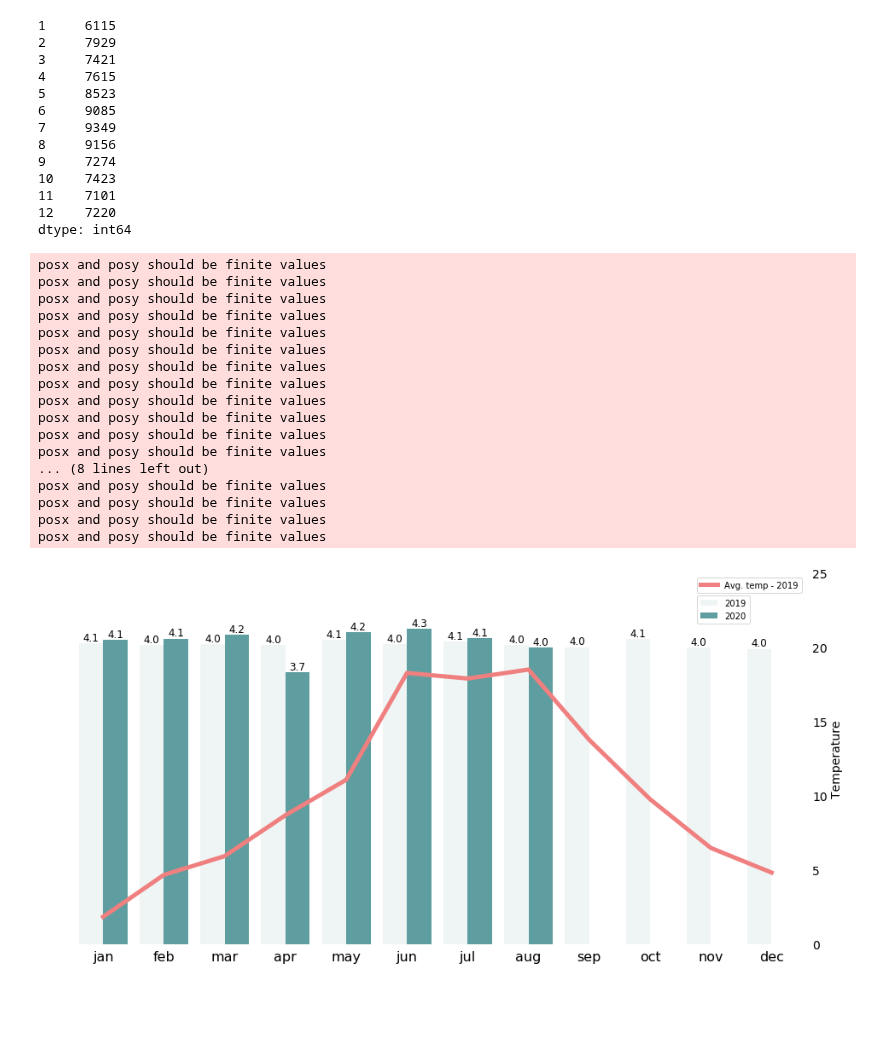
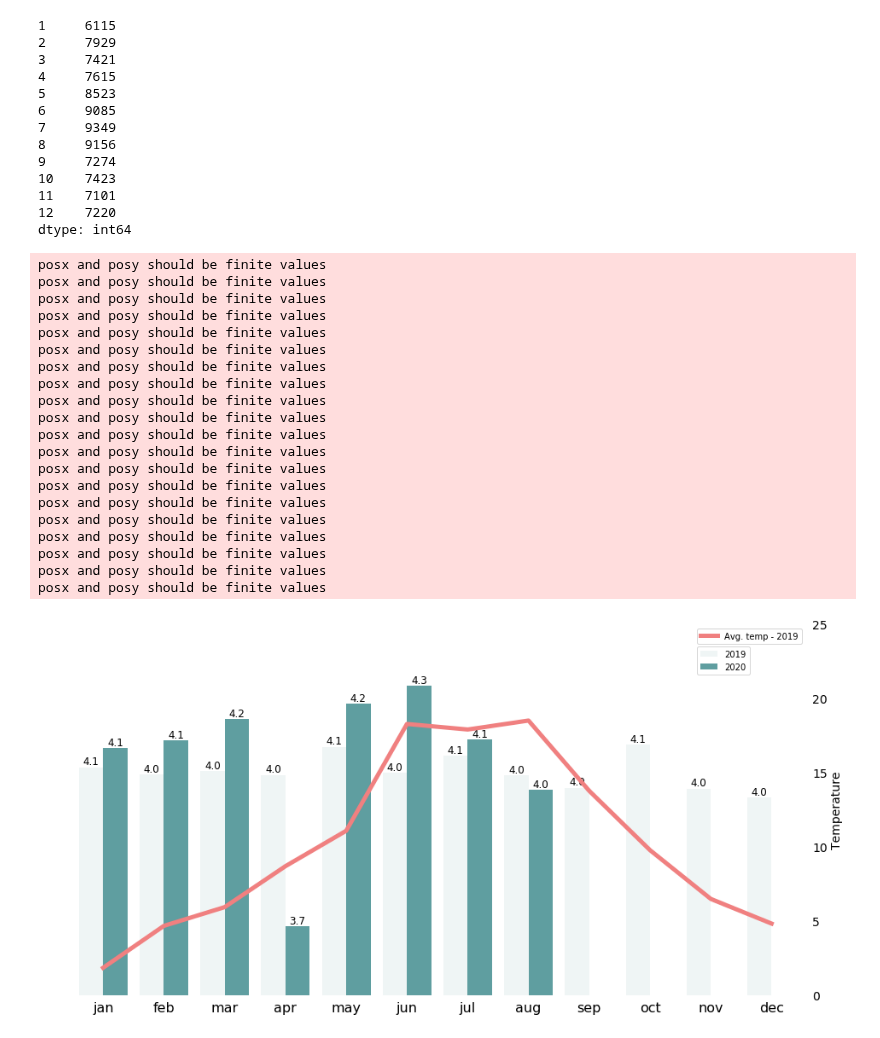
Before and after one commit to annarenneke/Group19, a Jupyter notebook: EXAM/Descriptive Stat.ipynb, the cells around one changed output. Saved outputs shown, nothing was run; the diff lists cells and outputs as text; code cells hidden in the pictures; blank space fills up the shorter version.

```diff
--- a/EXAM/Descriptive Stat.ipynb
+++ b/EXAM/Descriptive Stat.ipynb
@@ -179,7 +179,7 @@ ax.legend(bbox_to_anchor=(0.857, 0.94), loc=2, borderaxespad=0.) #Location of le
 ax.set_xticklabels(['jan' , 'feb' , 'mar' , 'apr' , 'may' , 'jun' , 'jul' , 'aug' , 'sep' , 'oct' , 'nov' , 'dec'] , fontsize = 16)
 ax.tick_params(axis = 'both' , which = 'both' , bottom = False , top = False) #Removes ticks
 ax.xaxis.set_label_text("") #Removes axis name
-ax.set_ylim(0, 5)
+ax.set_ylim(3.5, 4.4)
 
 ax.get_yaxis().set_visible(False)
 
@@ -191,33 +191,36 @@ for p in ax.patches:
 
 #Adding secondary axis
 ax2 = ax.twinx()
 ax2 = sns.lineplot(x = 'month' , y = 'value' , data = df_temp , color = 'lightcoral' , linewidth = 5, ax = ax2 , ci = None , label = 'Avg. temp - 2019')
 #ax2.legend(bbox_to_anchor=(1.05, 0.82), loc=8, borderaxespad=0.) #Location of legend
 ax2.set_ylim(0, 25)
 ax2.tick_params(axis = 'both' , which = 'both' , bottom = False , top = False , left = False , right = False , labelsize = 14) #Removes ticks
 ax2.yaxis.set_label_text("Temperature" , fontsize = 14) #Removes axis name
 
 #ax2.get_yaxis().set_visible(False)
 
 sns.despine(left = True , bottom = True , right = True) #Removes border
 
-plt.savefig('Score_Temp_year.png')
+#plt.savefig('Score_Temp_year.png')
 # %% [output]
 posx and posy should be finite values
 posx and posy should be finite values
 posx and posy should be finite values
 posx and posy should be finite values
 posx and posy should be finite values
 posx and posy should be finite values
 posx and posy should be finite values
 posx and posy should be finite values
 posx and posy should be finite values
 posx and posy should be finite values
 posx and posy should be finite values
 posx and posy should be finite values
-... (8 lines left out)
 posx and posy should be finite values
 posx and posy should be finite values
 posx and posy should be finite values
 posx and posy should be finite values
+posx and posy should be finite values
+posx and posy should be finite values
+posx and posy should be finite values
+posx and posy should be finite values
-[figure, old version]
+[figure, new version]
```
Also changed, not shown: 2 other files.
